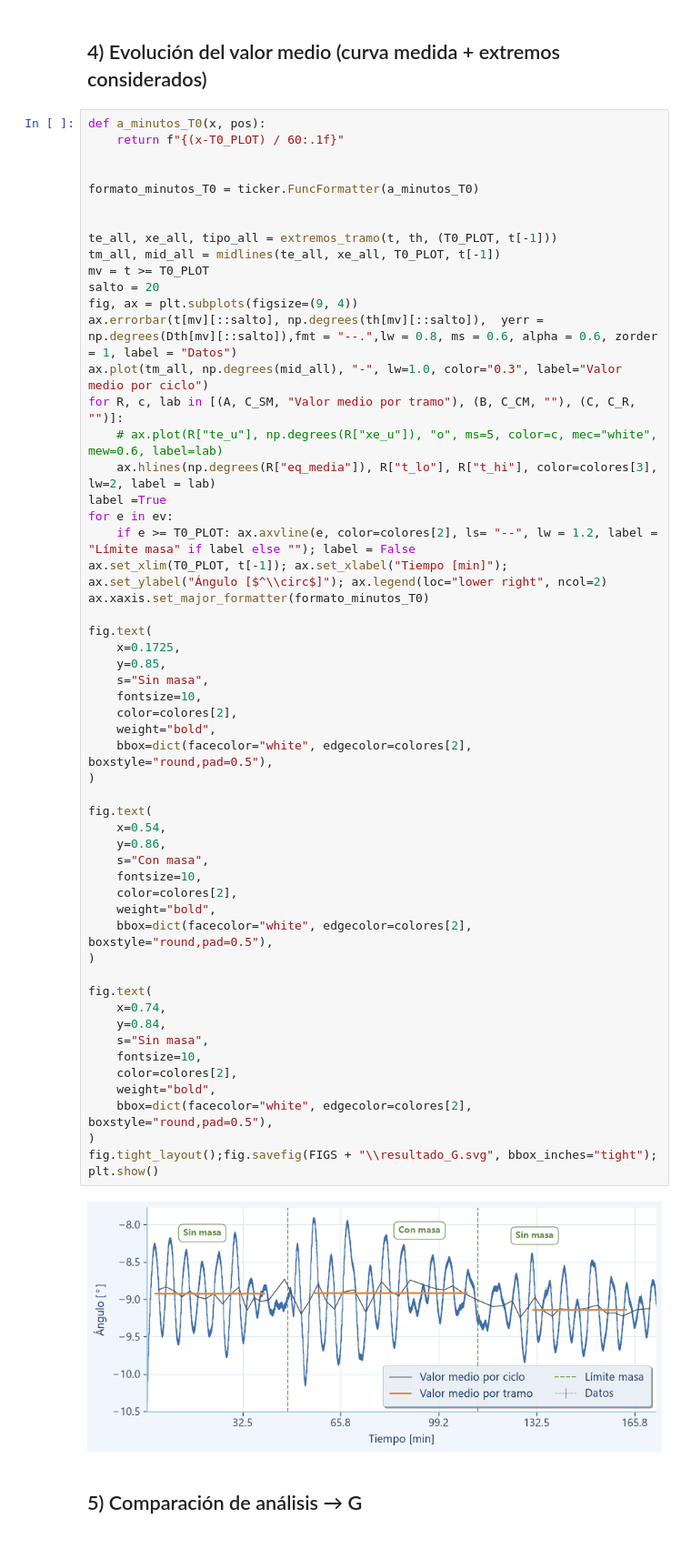
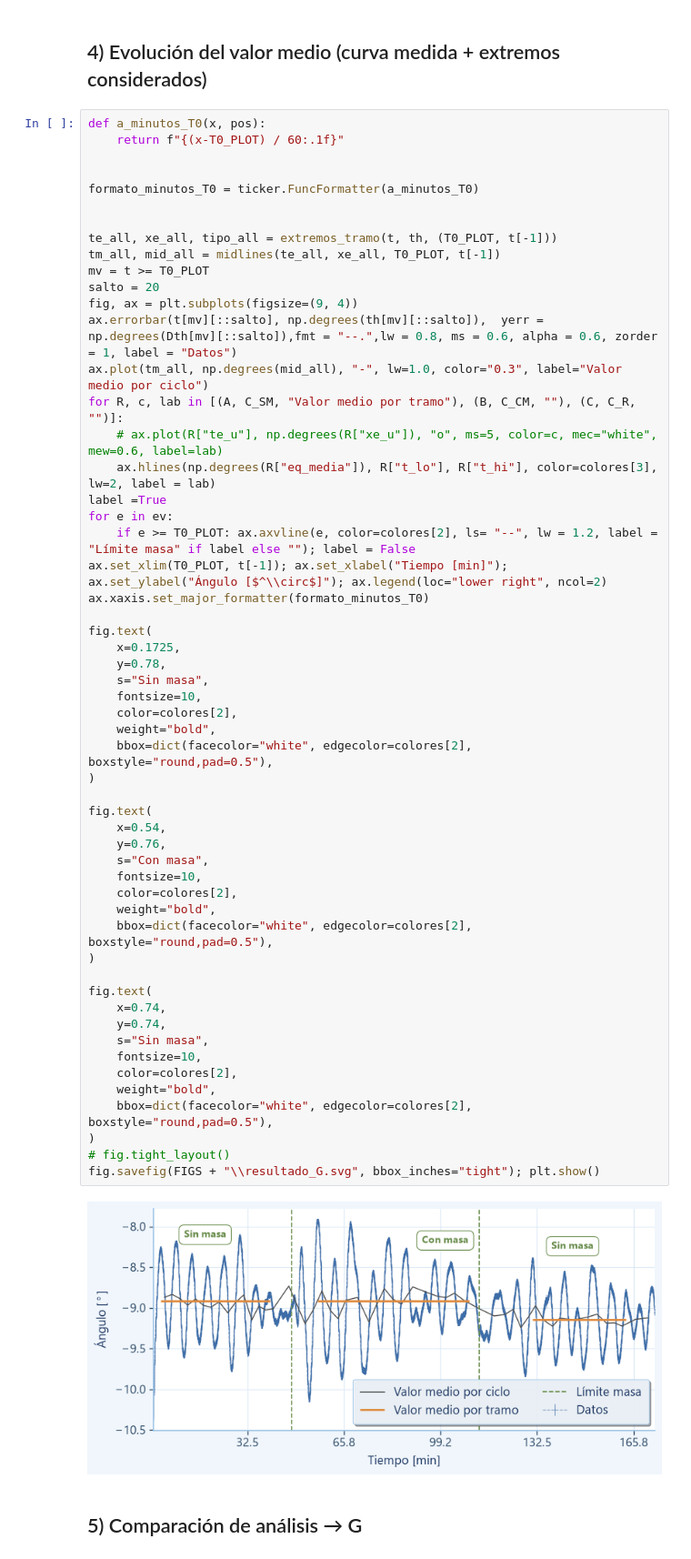
Before and after one commit to lennystratas/labo-4-2026, a Jupyter notebook: CAVENDISH/presentacion/resultado_G.ipynb, the cells around one changed output. Shown at 91% size. Cells and saved outputs as stored; diff of their text form.

```diff
--- a/CAVENDISH/presentacion/resultado_G.ipynb
+++ b/CAVENDISH/presentacion/resultado_G.ipynb
@@ -520,38 +512,39 @@ for e in ev:
 ax.set_xlim(T0_PLOT, t[-1]); ax.set_xlabel("Tiempo [min]"); ax.set_ylabel("Ángulo [$^\\circ$]"); ax.legend(loc="lower right", ncol=2)
 ax.xaxis.set_major_formatter(formato_minutos_T0)
 
 fig.text(
     x=0.1725,
-    y=0.85,
+    y=0.78,
     s="Sin masa",
     fontsize=10,
     color=colores[2],
     weight="bold",
     bbox=dict(facecolor="white", edgecolor=colores[2], boxstyle="round,pad=0.5"),
 )
 
 fig.text(
     x=0.54,
-    y=0.86,
+    y=0.76,
     s="Con masa",
     fontsize=10,
     color=colores[2],
     weight="bold",
     bbox=dict(facecolor="white", edgecolor=colores[2], boxstyle="round,pad=0.5"),
 )
 
 fig.text(
     x=0.74,
-    y=0.84,
+    y=0.74,
     s="Sin masa",
     fontsize=10,
     color=colores[2],
     weight="bold",
     bbox=dict(facecolor="white", edgecolor=colores[2], boxstyle="round,pad=0.5"),
 )
-fig.tight_layout();fig.savefig(FIGS + "\\resultado_G.svg", bbox_inches="tight"); plt.show()
+# fig.tight_layout()
+fig.savefig(FIGS + "\\resultado_G.svg", bbox_inches="tight"); plt.show()
 # %% [output]
-[figure, old version]
+[figure, new version]
 # %% [markdown]
 ## 5) Comparación de análisis → G
 # %%
```
Also changed, not shown: parts of 1 cell of this notebook, 4 other files.
